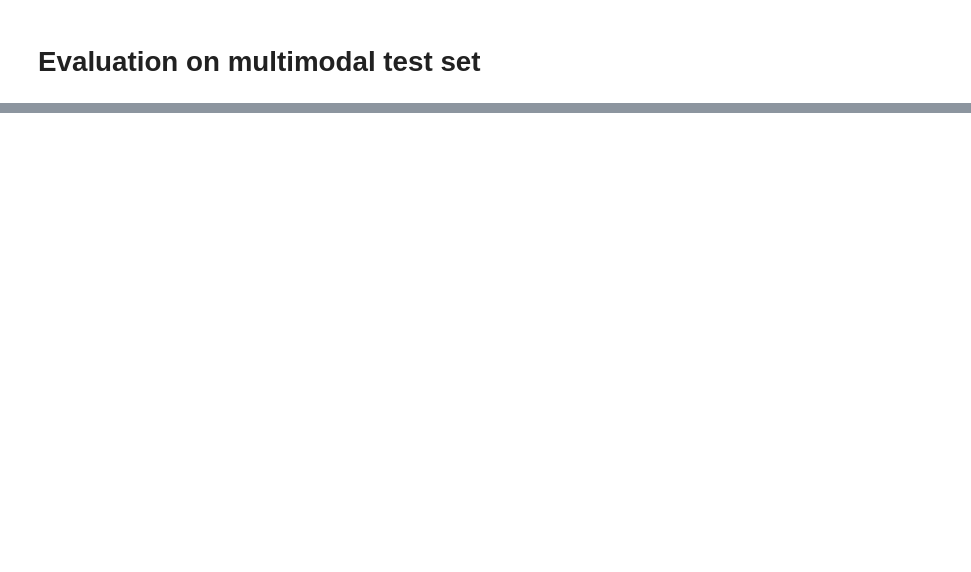
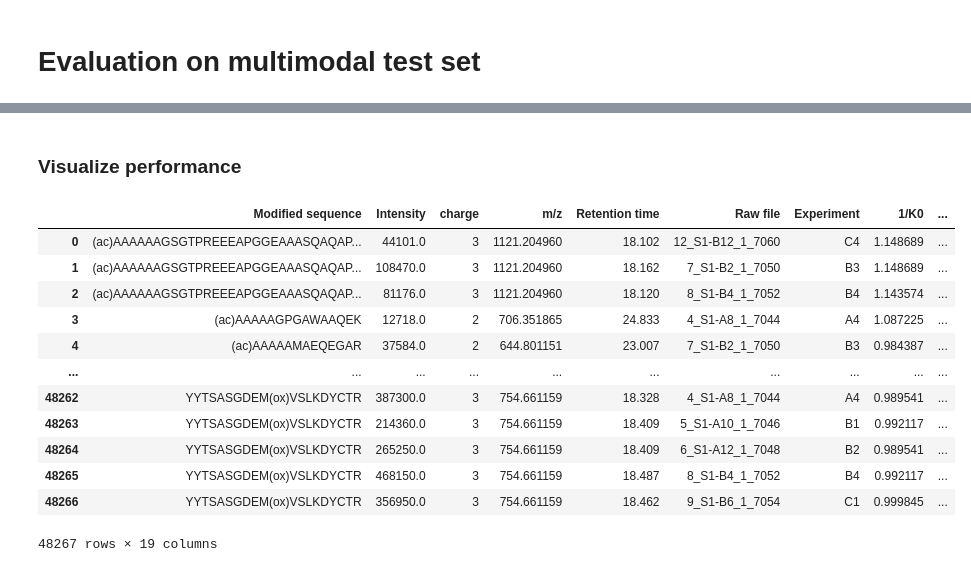
Before and after one commit to rodvrees/IM2DeepMulti, a Jupyter notebook: IM2DeepMulti/evaluations/decoy_evaluation.ipynb, the cells around one changed output, grey strips where cells are left out. Cells and saved outputs as stored; diff of their text form; code cells hidden in the pictures; blank space fills up the shorter version.

```diff
--- a/IM2DeepMulti/evaluations/decoy_evaluation.ipynb
+++ b/IM2DeepMulti/evaluations/decoy_evaluation.ipynb
@@ -29,0 +230,23 @@ plt, axes = plt.subplots(nrows=1, ncols=2, figsize=(20, 10))
+# %%
+def align(Evaluation_dataset_with_overlap, traindata, ccs_df):
+    for i, run in enumerate(Evaluation_dataset_with_overlap['Raw file'].unique()):
+        shift_dict = {}
+        data_run = Evaluation_dataset_with_overlap[Evaluation_dataset_with_overlap['Raw file'] == run]
+
+        try:
+            merged = pd.merge(data_run, traindata, on=['Modified sequence', 'Charge'], how='inner', suffixes=('_data', '_train'))
+            shift_dict = merged.groupby('Charge').apply(lambda x: x['CCS_train'].mean() - x['CCS_data'].mean()).to_dict() #How much train data is bigger, so we need to decrease the predictions by these amounts
+            print('Shifts for run', run, shift_dict)
+            for charge, shift in shift_dict.items():
+                ccs_df.loc[(ccs_df['Raw file'] == run) & (ccs_df['charge'] == charge), 'multimodal_predicted_CCS1'] -= shift
+                ccs_df.loc[(ccs_df['Raw file'] == run) & (ccs_df['charge'] == charge), 'multimodal_predicted_CCS2'] -= shift
+                ccs_df.loc[(ccs_df['Raw file'] == run) & (ccs_df['charge'] == charge), 'decoy_unimodal_predicted_CCS1'] -= shift
+                ccs_df.loc[(ccs_df['Raw file'] == run) & (ccs_df['charge'] == charge), 'decoy_unimodal_predicted_CCS2'] -= shift
+                ccs_df.loc[(ccs_df['Raw file'] == run) & (ccs_df['charge'] == charge), 'decoy_multirandom_predicted_CCS1'] -= shift
+                ccs_df.loc[(ccs_df['Raw file'] == run) & (ccs_df['charge'] == charge), 'decoy_multirandom_predicted_CCS2'] -= shift
+
+
+        except Exception as e:
+            print('No overlap found for run', run, e)
+            continue
+    return ccs_df
@@ -29,0 +274,18 @@ plt, axes = plt.subplots(nrows=1, ncols=2, figsize=(20, 10))
+# %% [markdown]
+### Visualize performance
+# %%
+ccs_df_aligned
+# %% [output]
+|  | Modified sequence | Intensity | charge | m/z | Retention time | Raw file | Experiment | 1/K0 | ... |
+| 0 | (ac)AAAAAAGSGTPREEEAPGGEAAASQAQAP... | 44101.0 | 3 | 1121.204960 | 18.102 | 12_S1-B12_1_7060 | C4 | 1.148689 | ... |
+| 1 | (ac)AAAAAAGSGTPREEEAPGGEAAASQAQAP... | 108470.0 | 3 | 1121.204960 | 18.162 | 7_S1-B2_1_7050 | B3 | 1.148689 | ... |
+| 2 | (ac)AAAAAAGSGTPREEEAPGGEAAASQAQAP... | 81176.0 | 3 | 1121.204960 | 18.120 | 8_S1-B4_1_7052 | B4 | 1.143574 | ... |
+| 3 | (ac)AAAAAGPGAWAAQEK | 12718.0 | 2 | 706.351865 | 24.833 | 4_S1-A8_1_7044 | A4 | 1.087225 | ... |
+| 4 | (ac)AAAAAMAEQEGAR | 37584.0 | 2 | 644.801151 | 23.007 | 7_S1-B2_1_7050 | B3 | 0.984387 | ... |
+| ... | ... | ... | ... | ... | ... | ... | ... | ... | ... |
+| 48262 | YYTSASGDEM(ox)VSLKDYCTR | 387300.0 | 3 | 754.661159 | 18.328 | 4_S1-A8_1_7044 | A4 | 0.989541 | ... |
+| 48263 | YYTSASGDEM(ox)VSLKDYCTR | 214360.0 | 3 | 754.661159 | 18.409 | 5_S1-A10_1_7046 | B1 | 0.992117 | ... |
+| 48264 | YYTSASGDEM(ox)VSLKDYCTR | 265250.0 | 3 | 754.661159 | 18.409 | 6_S1-A12_1_7048 | B2 | 0.989541 | ... |
+| 48265 | YYTSASGDEM(ox)VSLKDYCTR | 468150.0 | 3 | 754.661159 | 18.487 | 8_S1-B4_1_7052 | B4 | 0.992117 | ... |
+| 48266 | YYTSASGDEM(ox)VSLKDYCTR | 356950.0 | 3 | 754.661159 | 18.462 | 9_S1-B6_1_7054 | C1 | 0.999845 | ... |
+48267 rows × 19 columns
```
Also changed, not shown: parts of 32 cells of this notebook.
